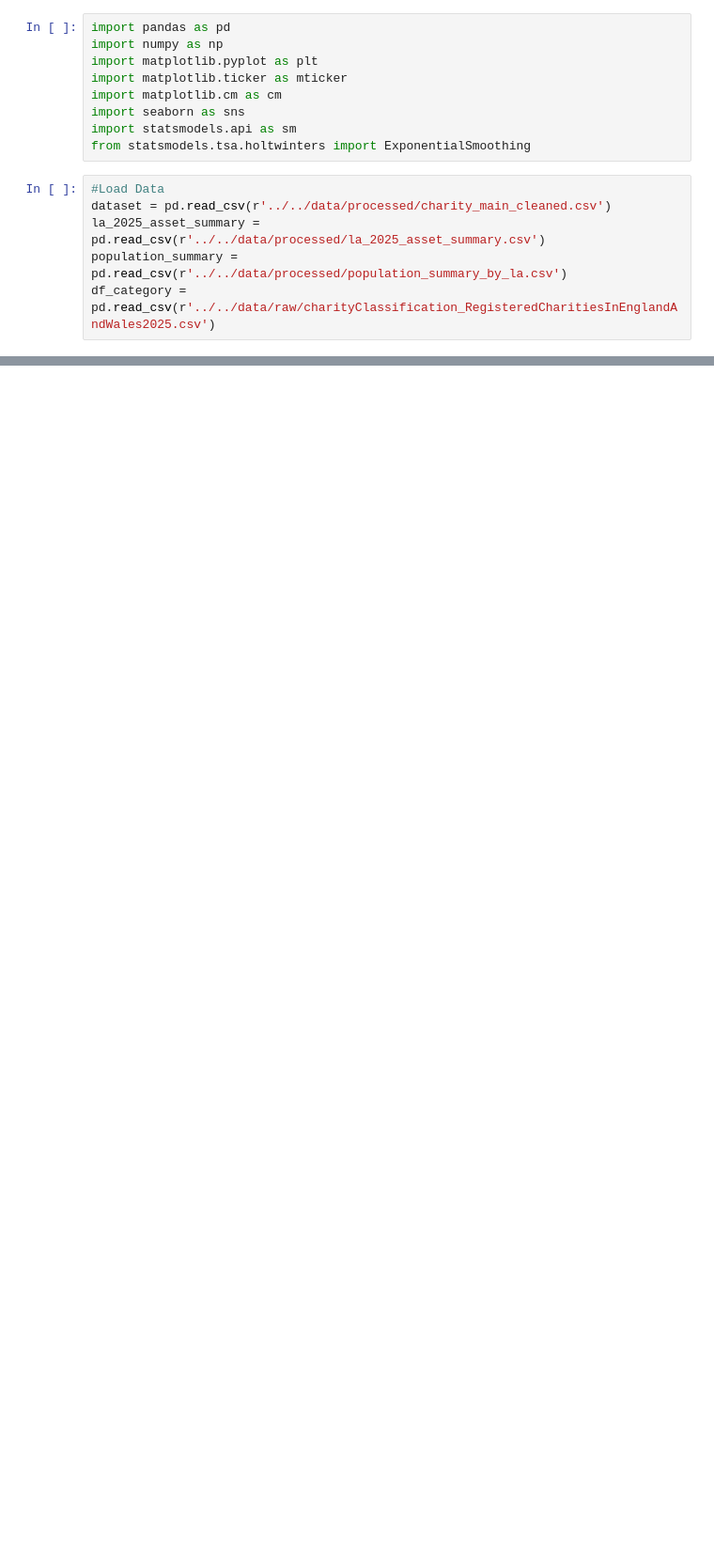
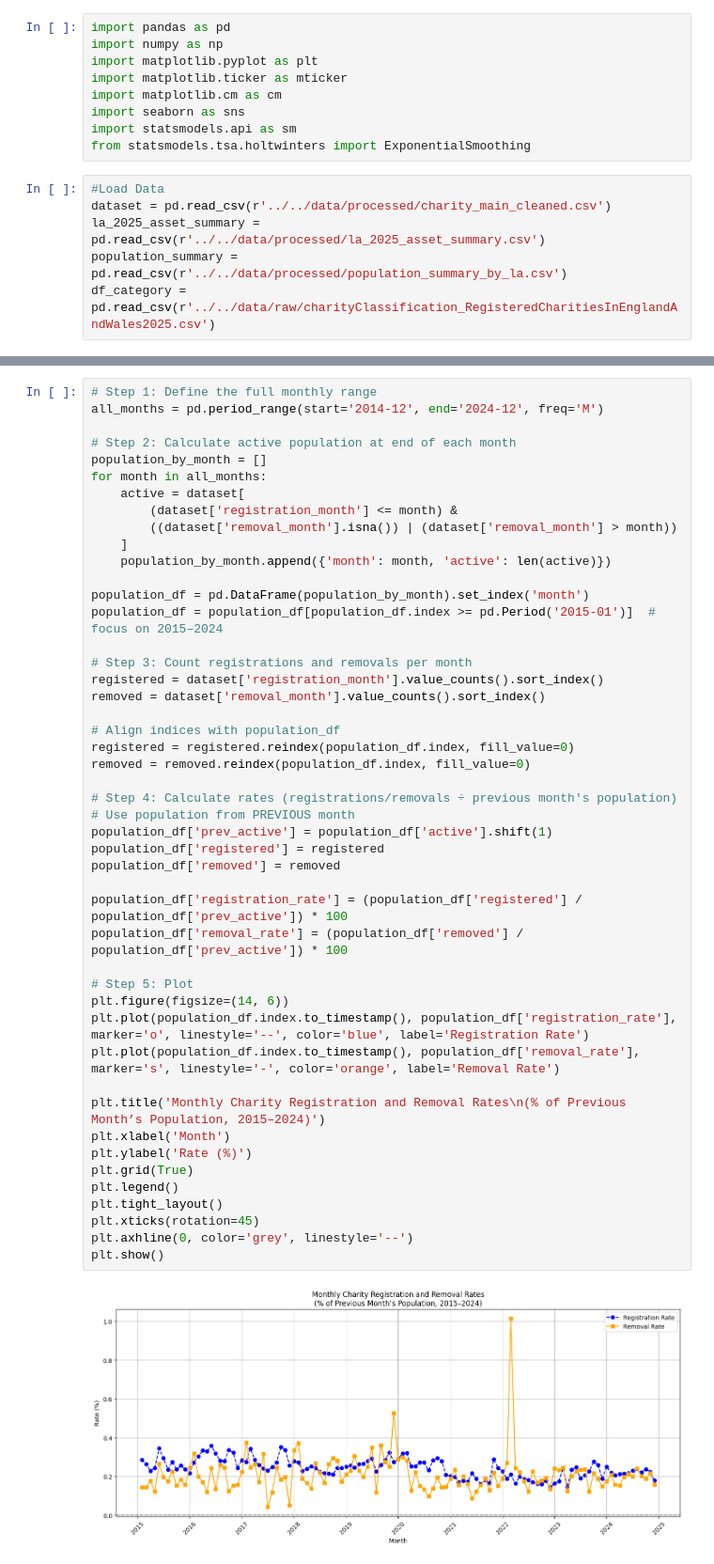
Before and after one commit to crystalyu917/The-Impact-of-Local-Council-Asset-Sales-on-Charity-Survival-in-England, a Jupyter notebook: src/analysis/raw_data_analysis.ipynb, the cells around one changed output, grey strips where cells are left out. Shown at 94% size. Drawn from its saved outputs; the diff is of its cells as text; blank space fills up the shorter version.

```diff
--- a/src/analysis/raw_data_analysis.ipynb
+++ b/src/analysis/raw_data_analysis.ipynb
@@ -308,3 +308,52 @@ plt.show()
+# %%
+# Step 1: Define the full monthly range
+all_months = pd.period_range(start='2014-12', end='2024-12', freq='M')
+
+# Step 2: Calculate active population at end of each month
+population_by_month = []
+for month in all_months:
+    active = dataset[
+        (dataset['registration_month'] <= month) &
+        ((dataset['removal_month'].isna()) | (dataset['removal_month'] > month))
+    ]
+    population_by_month.append({'month': month, 'active': len(active)})
+
+population_df = pd.DataFrame(population_by_month).set_index('month')
+population_df = population_df[population_df.index >= pd.Period('2015-01')]  # focus on 2015–2024
+
+# Step 3: Count registrations and removals per month
+registered = dataset['registration_month'].value_counts().sort_index()
+removed = dataset['removal_month'].value_counts().sort_index()
+
+# Align indices with population_df
+registered = registered.reindex(population_df.index, fill_value=0)
+removed = removed.reindex(population_df.index, fill_value=0)
+
+# Step 4: Calculate rates (registrations/removals ÷ previous month's population)
+# Use population from PREVIOUS month
+population_df['prev_active'] = population_df['active'].shift(1)
+population_df['registered'] = registered
+population_df['removed'] = removed
+
+population_df['registration_rate'] = (population_df['registered'] / population_df['prev_active']) * 100
+population_df['removal_rate'] = (population_df['removed'] / population_df['prev_active']) * 100
+
+# Step 5: Plot
+plt.figure(figsize=(14, 6))
+plt.plot(population_df.index.to_timestamp(), population_df['registration_rate'], marker='o', linestyle='--', color='blue', label='Registration Rate')
+plt.plot(population_df.index.to_timestamp(), population_df['removal_rate'], marker='s', linestyle='-', color='orange', label='Removal Rate')
+
+plt.title('Monthly Charity Registration and Removal Rates\n(% of Previous Month’s Population, 2015–2024)')
+plt.xlabel('Month')
+plt.ylabel('Rate (%)')
+plt.grid(True)
+plt.legend()
+plt.tight_layout()
+plt.xticks(rotation=45)
+plt.axhline(0, color='grey', linestyle='--')
+plt.show()
+# %% [output]
+[figure, added]
 # %%
 # Extract month names
 dataset['registration_month'] = dataset['date_of_registration'].dt.month_name()
```
Also changed, not shown: parts of 9 cells of this notebook.
